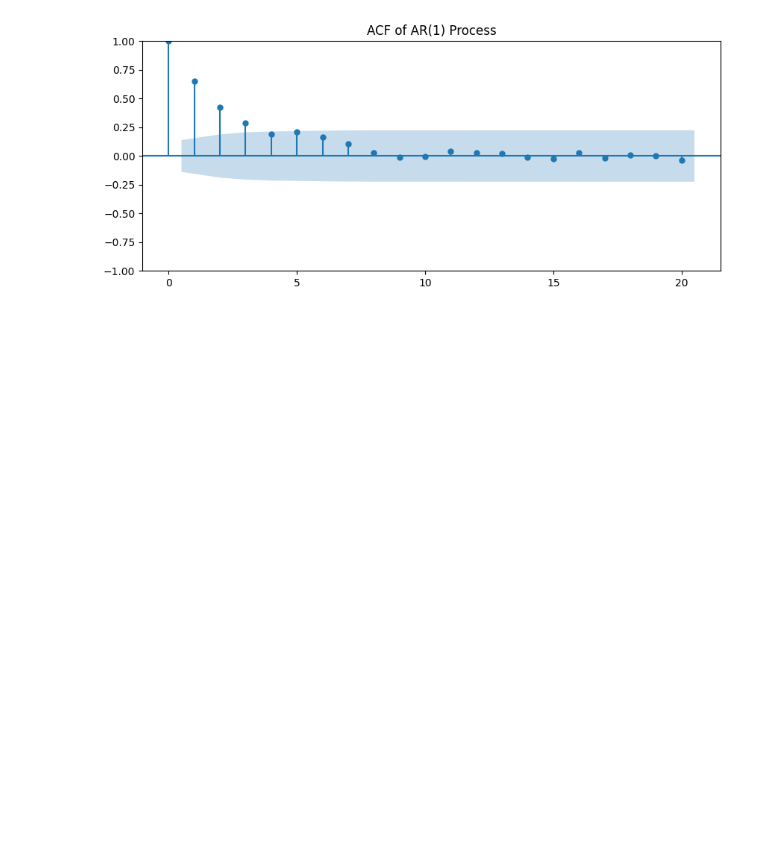
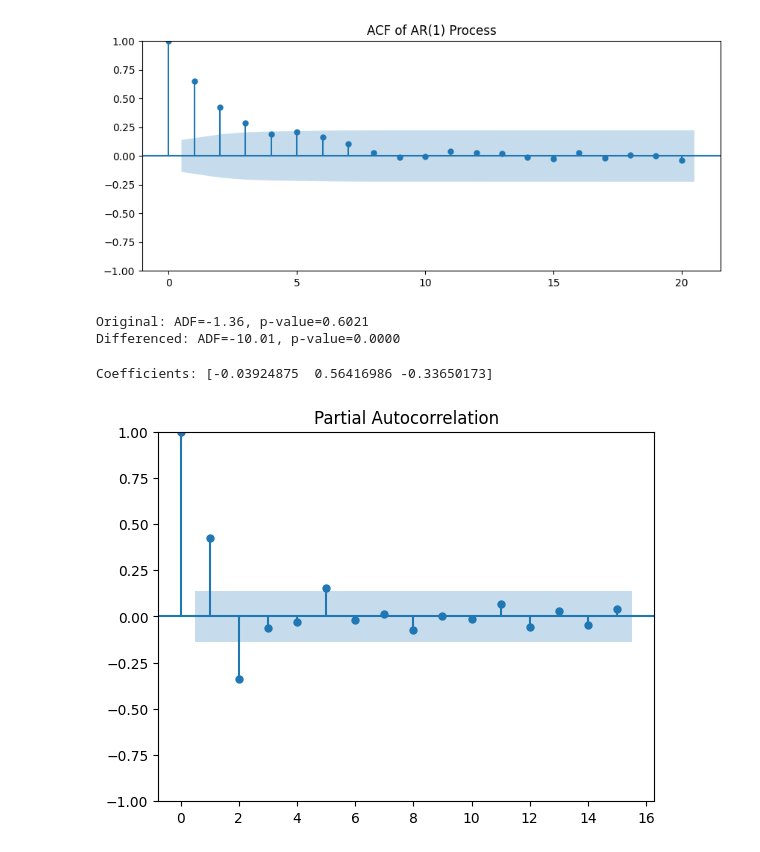
Before and after one commit to daemonX10/Notes, a Jupyter notebook: 01_foundations_mathematics/02_time_series/code.ipynb, the cells around one changed output. Cells and saved outputs as stored; diff of their text form; code cells hidden in the pictures; blank space fills up the shorter version.

```diff
--- a/01_foundations_mathematics/02_time_series/code.ipynb
+++ b/01_foundations_mathematics/02_time_series/code.ipynb
@@ -392,3 +392,55 @@ plt.show()
 # Blue bands = 95% confidence interval; outside = significant
 # %% [output]
 [figure]
+# %%
+
+import numpy as np
+import pandas as pd
+from statsmodels.tsa.stattools import adfuller
+
+# Pipeline: Create trending data -> Difference -> Verify stationarity
+
+# Step 1: Non-stationary data (random walk)
+np.random.seed(42)
+random_walk = np.cumsum(np.random.randn(100))
+
+# Step 2: Apply first difference
+differenced = np.diff(random_walk)
+
+# Step 3: Test stationarity
+def adf_test(data, name):
+    result = adfuller(data)
+    print(f"{name}: ADF={result[0]:.2f}, p-value={result[1]:.4f}")
+
+adf_test(random_walk, "Original")      # p > 0.05 (non-stationary)
+adf_test(differenced, "Differenced")   # p < 0.05 (stationary)
+
+# Output: Differencing converts non-stationary random walk to stationary white noise
+# %% [output]
+Original: ADF=-1.36, p-value=0.6021
+Differenced: ADF=-10.01, p-value=0.0000
+# %%
+
+from statsmodels.tsa.ar_model import AutoReg
+from statsmodels.graphics.tsaplots import plot_pacf
+import numpy as np
+
+# Pipeline: Create AR data -> Plot PACF to find p -> Fit model
+
+np.random.seed(42)
+n = 200
+
+# Generate AR(2) process: Y_t = 0.6*Y_{t-1} - 0.3*Y_{t-2} + noise
+y = np.zeros(n)
+for t in range(2, n):
+    y[t] = 0.6*y[t-1] - 0.3*y[t-2] + np.random.randn()
+
+# Step 1: Use PACF to identify order (expect cutoff after lag 2)
+plot_pacf(y, lags=15)
+
+# Step 2: Fit AR(2) model
+model = AutoReg(y, lags=2).fit()
+print(f"Coefficients: {model.params}")
+# %% [output]
+Coefficients: [-0.03924875  0.56416986 -0.33650173]
+[figure, added]
```
Also changed, not shown: parts of 1 cell of this notebook, 1 other file.
